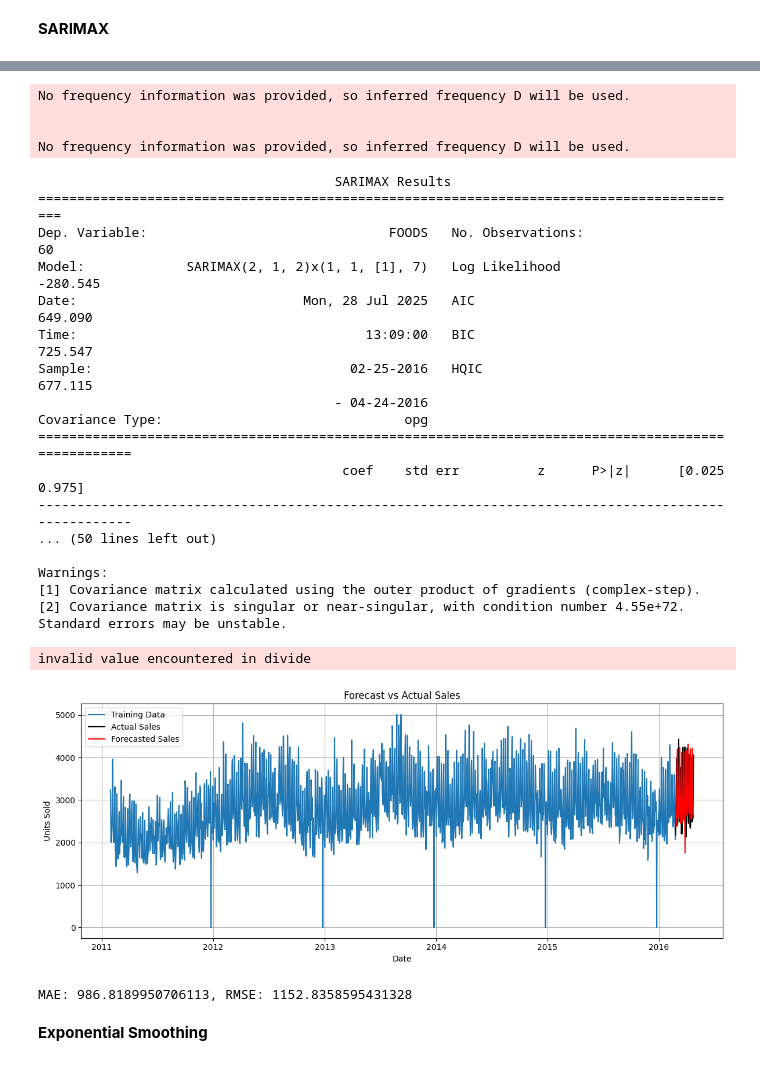
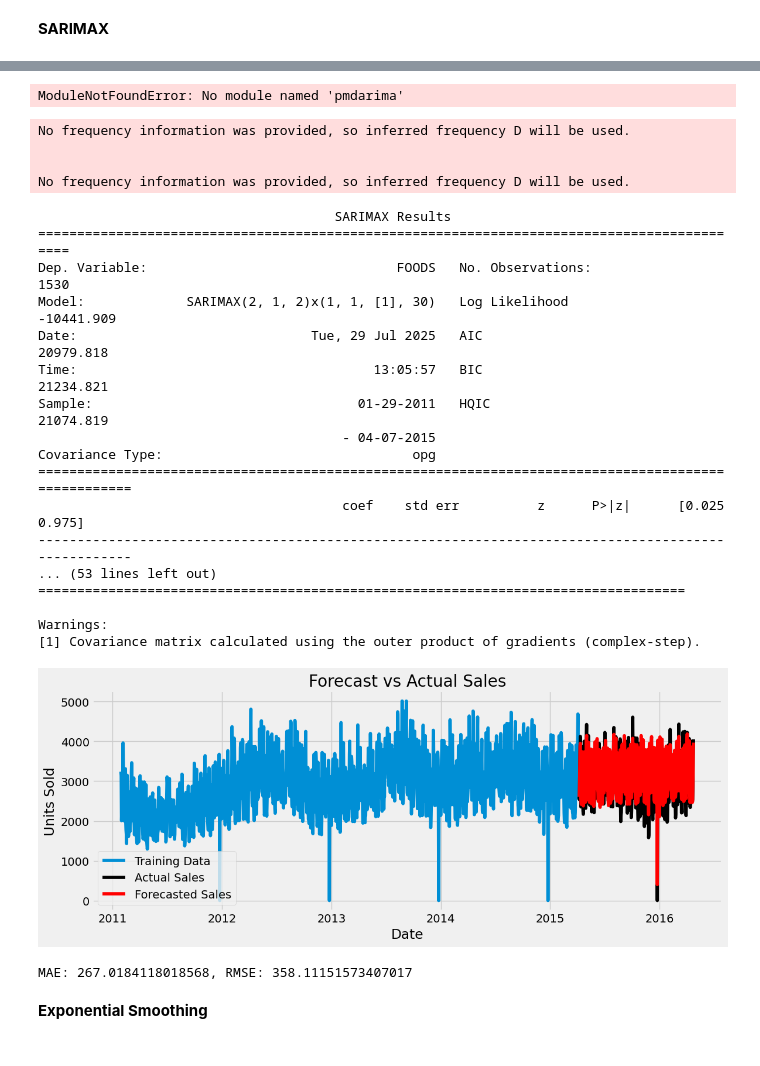
Before and after one commit to HumailShahzad/M5_Forecasting, a Jupyter notebook: M5Exploration.ipynb, the cells around one changed output, grey strips where cells are left out. Drawn from its saved outputs; the diff is of its cells as text; code cells hidden in the pictures.

```diff
--- a/M5Exploration.ipynb
+++ b/M5Exploration.ipynb
@@ -285,6 +329,7 @@ Covariance Type:                  opg
 Warnings:
 [1] Covariance matrix calculated using the outer product of gradients (complex-step).
 # %%
-train = series.iloc[:-60]
-test = series.iloc[-60:]
+split_index = int(len(series) * 0.8)
+train = series.iloc[:split_index]
+test = series.iloc[split_index:]
 # %%
@@ -395,7 +440,7 @@ exog_vars = pd.get_dummies(sales_long[['weekday', 'event_name_1']], drop_first=T
 # Add snap_CA
 exog_vars['snap_CA'] = sales_long['snap_CA']
 # %%
-exog_df = sales_long[['date', 'cat_id', 'weekday', 'event_name_1', 'snap_CA']]
+exog_df = sales_long[['date', 'cat_id', 'weekday', 'event_name_1','event_name_2', 'snap_CA']]
 
 # Keep only 'FOODS' category
 exog_df = exog_df[exog_df['cat_id'] == 'FOODS']
@@ -404,6 +449,7 @@ exog_df = exog_df[exog_df['cat_id'] == 'FOODS']
 exog_df = exog_df.groupby('date').agg({
     'weekday': lambda x: x.mode()[0],   # most common weekday
     'event_name_1': lambda x: x.mode(dropna=True)[0] if not x.dropna().empty else 'None',
+    'event_name_2': lambda x: x.mode(dropna=True)[0] if not x.dropna().empty else 'None',
     'snap_CA': 'max'  # if any day has SNAP=1, keep it
 }).reset_index()
 
@@ -413,3 +459,6 @@ exog_df_encoded = pd.get_dummies(exog_df.set_index('date'), drop_first=True)
 # Final alignment
 exog_df_encoded = exog_df_encoded.astype(int)
 exog_df_encoded = exog_df_encoded.loc[series.index]  # same date index as series
+
+exog_train = exog_df_encoded.loc[train.index]
+exog_test = exog_df_encoded.loc[test.index]
@@ -451,9 +499,21 @@ exog_df_encoded.head()
+# %%
+from pmdarima import auto_arima
+
+# Find best ARIMA order
+auto_model = auto_arima(
+    train, exogenous=exog_train,
+    seasonal=True, m=7,
+    trace=True, error_action='ignore', suppress_warnings=True
+)
+print(auto_model.summary())
+# %% [output]
+ModuleNotFoundError: No module named 'pmdarima'
 # %%
-model = SARIMAX(test,
-                exog=exog_test,
+model = SARIMAX(train,
+                exog=exog_train,
                 order=(2,1,2),
-                seasonal_order=(1,1,1,7),
-                enforce_stationarity=False,
+                seasonal_order=(1,1,1,30),
+                enforce_stationarity=True,
                 enforce_invertibility=False)
 results = model.fit(maxiter=10000)
 print(results.summary())
@@ -463,45 +523,44 @@ No frequency information was provided, so inferred frequency D will be used.
 
 No frequency information was provided, so inferred frequency D will be used.
                                       SARIMAX Results
-===========================================================================================
-Dep. Variable:                               FOODS   No. Observations:                   60
-Model:             SARIMAX(2, 1, 2)x(1, 1, [1], 7)   Log Likelihood                -280.545
-Date:                             Mon, 28 Jul 2025   AIC                            649.090
-Time:                                     13:09:00   BIC                            725.547
-Sample:                                 02-25-2016   HQIC                           677.115
-                                      - 04-24-2016
-Covariance Type:                               opg
+============================================================================================
+Dep. Variable:                                FOODS   No. Observations:                 1530
+Model:             SARIMAX(2, 1, 2)x(1, 1, [1], 30)   Log Likelihood              -10441.909
+Date:                              Tue, 29 Jul 2025   AIC                          20979.818
+Time:                                      13:05:57   BIC                          21234.821
+Sample:                                  01-29-2011   HQIC                         21074.819
+                                       - 04-07-2015
+Covariance Type:                                opg
 ====================================================================================================
                                        coef    std err          z      P>|z|      [0.025      0.975]
 ----------------------------------------------------------------------------------------------------
-... (50 lines left out)
+... (53 lines left out)
+===================================================================================
 
 Warnings:
 [1] Covariance matrix calculated using the outer product of gradients (complex-step).
-[2] Covariance matrix is singular or near-singular, with condition number 4.55e+72. Standard errors may be unstable.
-invalid value encountered in divide
 # %%
-forecast = results.get_forecast(steps=60,exog=exog_test)
+forecast = results.forecast(steps=len(test),exog=exog_test)
 forecast.index = test.index  # Align the forecast with test dates
 plt.figure(figsize=(12, 5))
 plt.plot(train.index, train, label='Training Data')
 plt.plot(test.index, test, label='Actual Sales', color='black')
-plt.plot(forecast.index, forecast.predicted_mean, label='Forecasted Sales', color='red')
+plt.plot(forecast.index, forecast, label='Forecasted Sales', color='red')
 plt.title("Forecast vs Actual Sales")
 plt.xlabel("Date")
 plt.ylabel("Units Sold")
 plt.legend()
 plt.grid(True)
 plt.tight_layout()
 plt.show()
 # %% [output]
-[figure, old version]
+[figure, new version]
 # %%
-mae = mean_absolute_error(test, forecast.predicted_mean)
-rmse = np.sqrt(mean_squared_error(test, forecast.predicted_mean))
+mae = mean_absolute_error(test, forecast)
+rmse = np.sqrt(mean_squared_error(test, forecast))
 print(f"MAE: {mae}, RMSE: {rmse}")
 # %% [output]
-MAE: 986.8189950706113, RMSE: 1152.8358595431328
+MAE: 267.0184118018568, RMSE: 358.11151573407017
 # %% [markdown]
 **Exponential Smoothing**
 # %%
```
Also changed, not shown: parts of 36 cells of this notebook.
